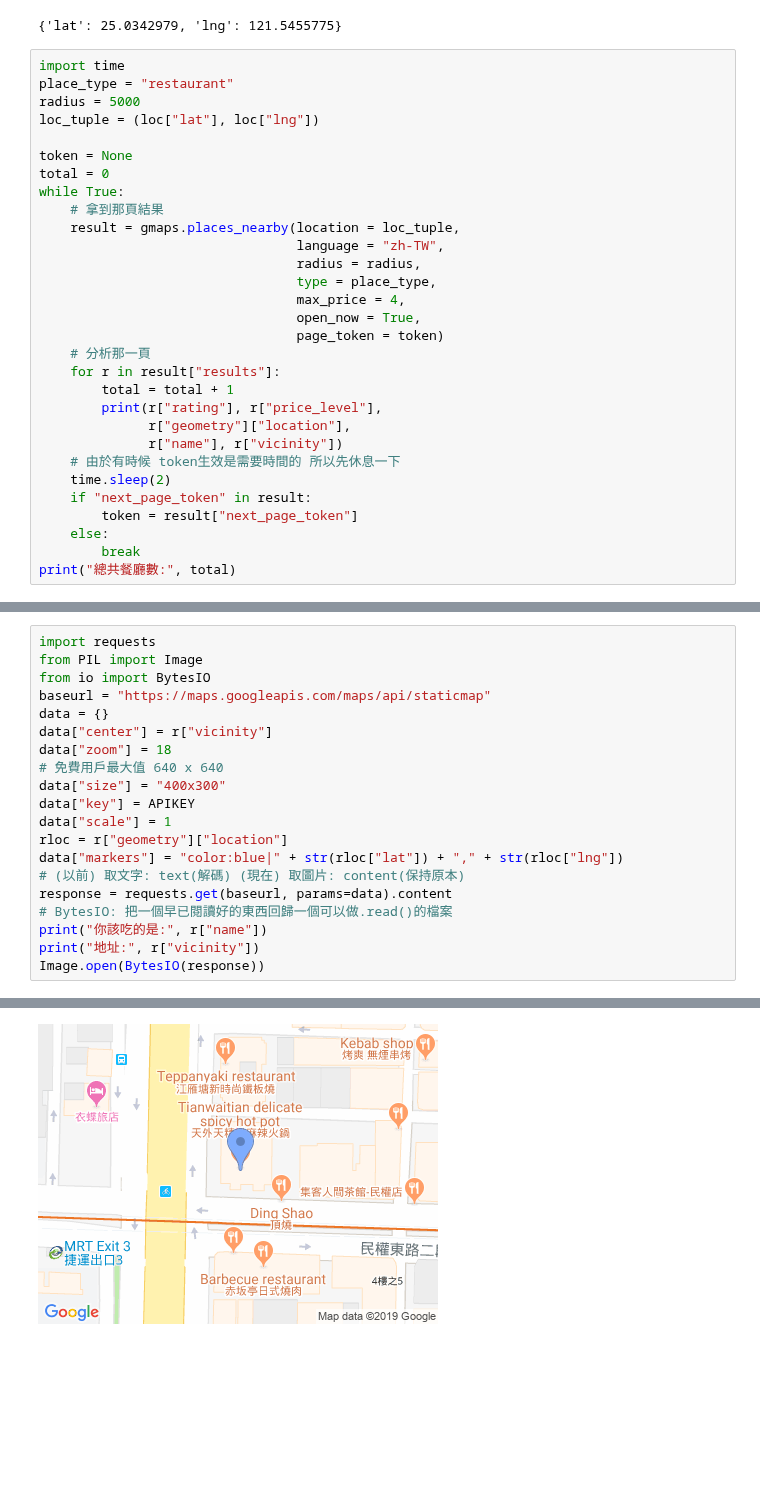
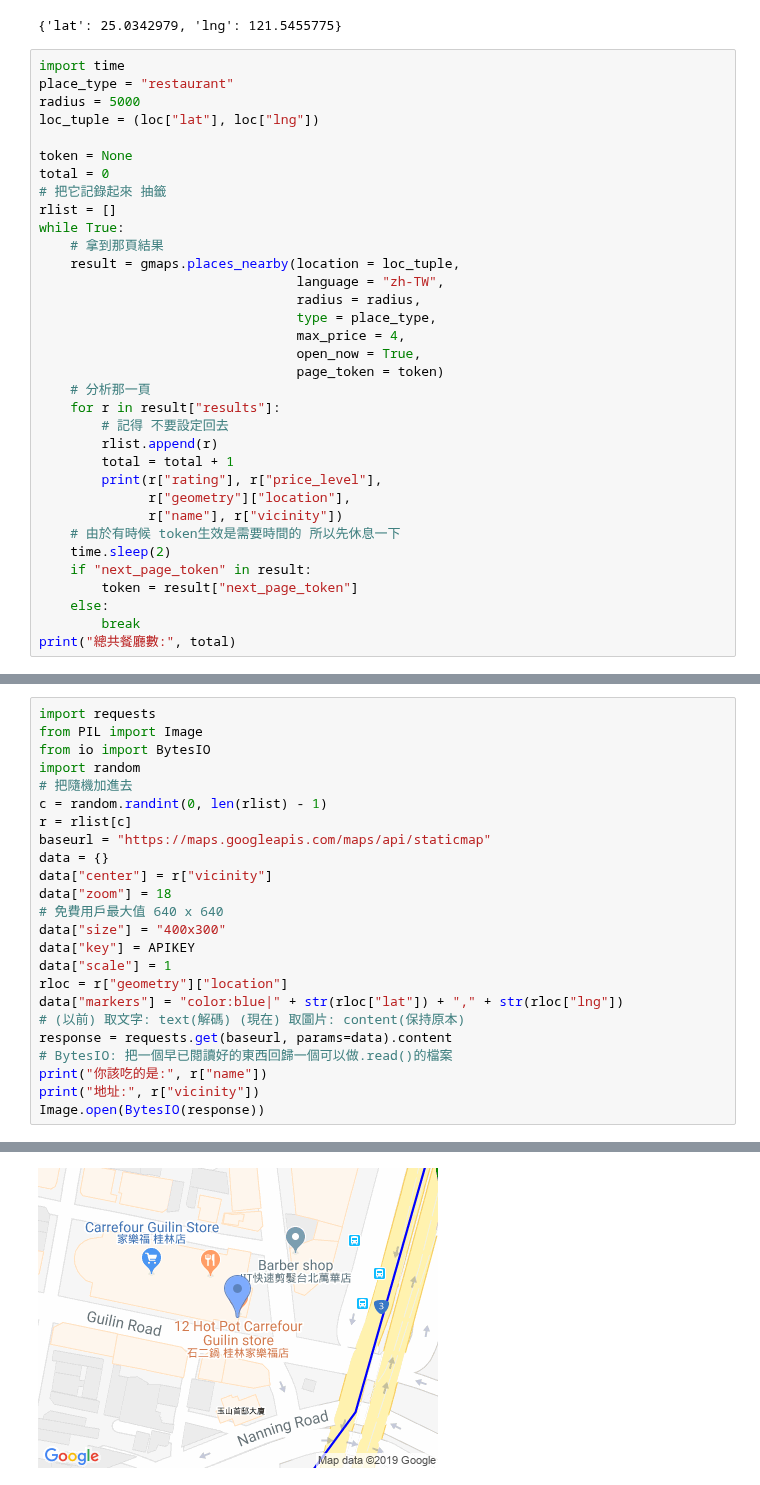
Before and after one commit to Elwing-Chou/ML0114, a Jupyter notebook: map.ipynb, the cells around one changed output, grey strips where cells are left out. Saved outputs shown, nothing was run; the diff lists cells and outputs as text; blank space fills up the shorter version.

```diff
--- a/map.ipynb
+++ b/map.ipynb
@@ -38,6 +38,8 @@ loc_tuple = (loc["lat"], loc["lng"])
 
 token = None
 total = 0
+# 把它記錄起來 抽籤
+rlist = []
 while True:
     # 拿到那頁結果
     result = gmaps.places_nearby(location = loc_tuple,
@@ -49,6 +51,8 @@ while True:
                                  page_token = token)
     # 分析那一頁
     for r in result["results"]:
+        # 記得 不要設定回去
+        rlist.append(r)
         total = total + 1
         print(r["rating"], r["price_level"],
               r["geometry"]["location"],
@@ -82,6 +86,10 @@ print("總共餐廳數:", total)
 import requests
 from PIL import Image
 from io import BytesIO
+import random
+# 把隨機加進去
+c = random.randint(0, len(rlist) - 1)
+r = rlist[c]
 baseurl = "https://maps.googleapis.com/maps/api/staticmap"
 data = {}
 data["center"] = r["vicinity"]
@@ -104 +112 @@ Image.open(BytesIO(response))
-[figure, old version]
+[figure, new version]
```
Also changed, not shown: parts of 2 cells of this notebook.
